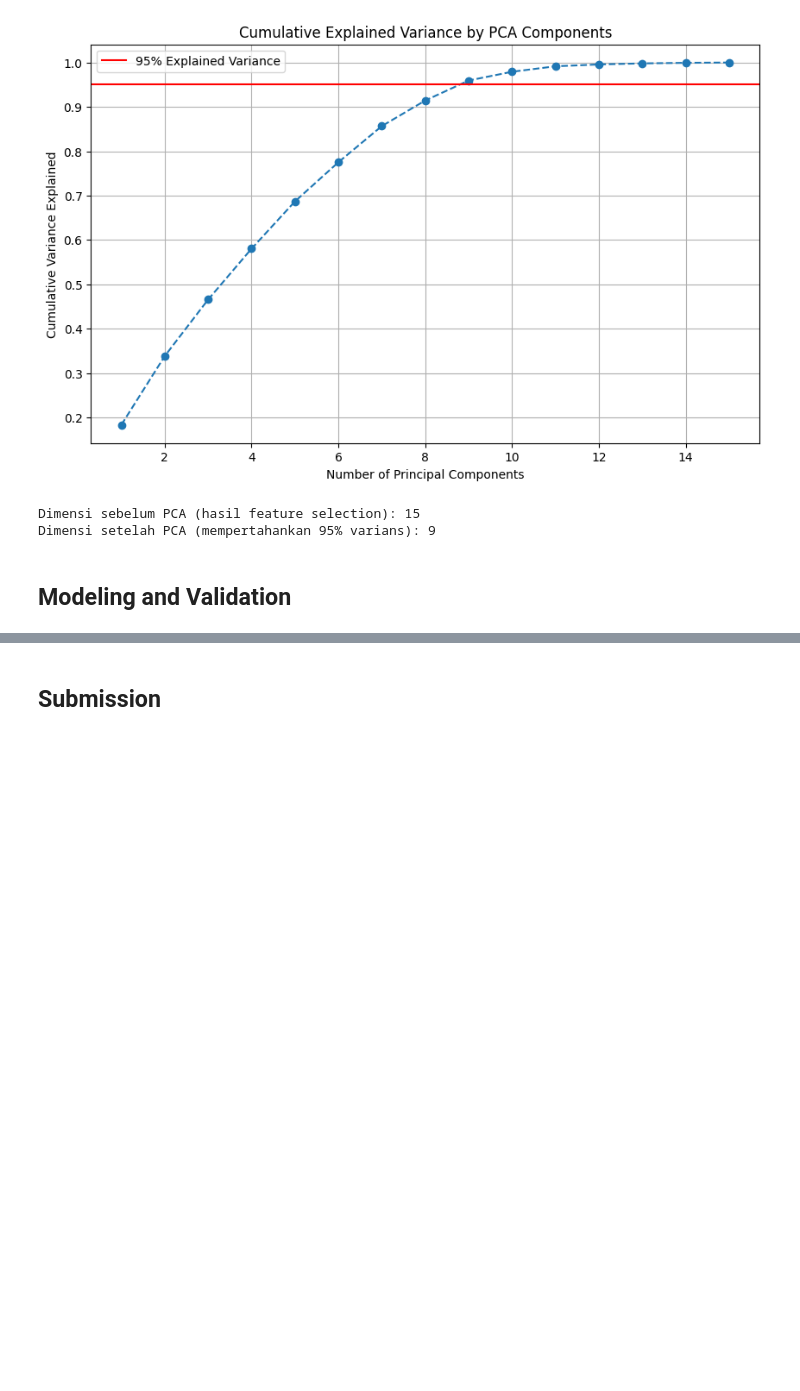
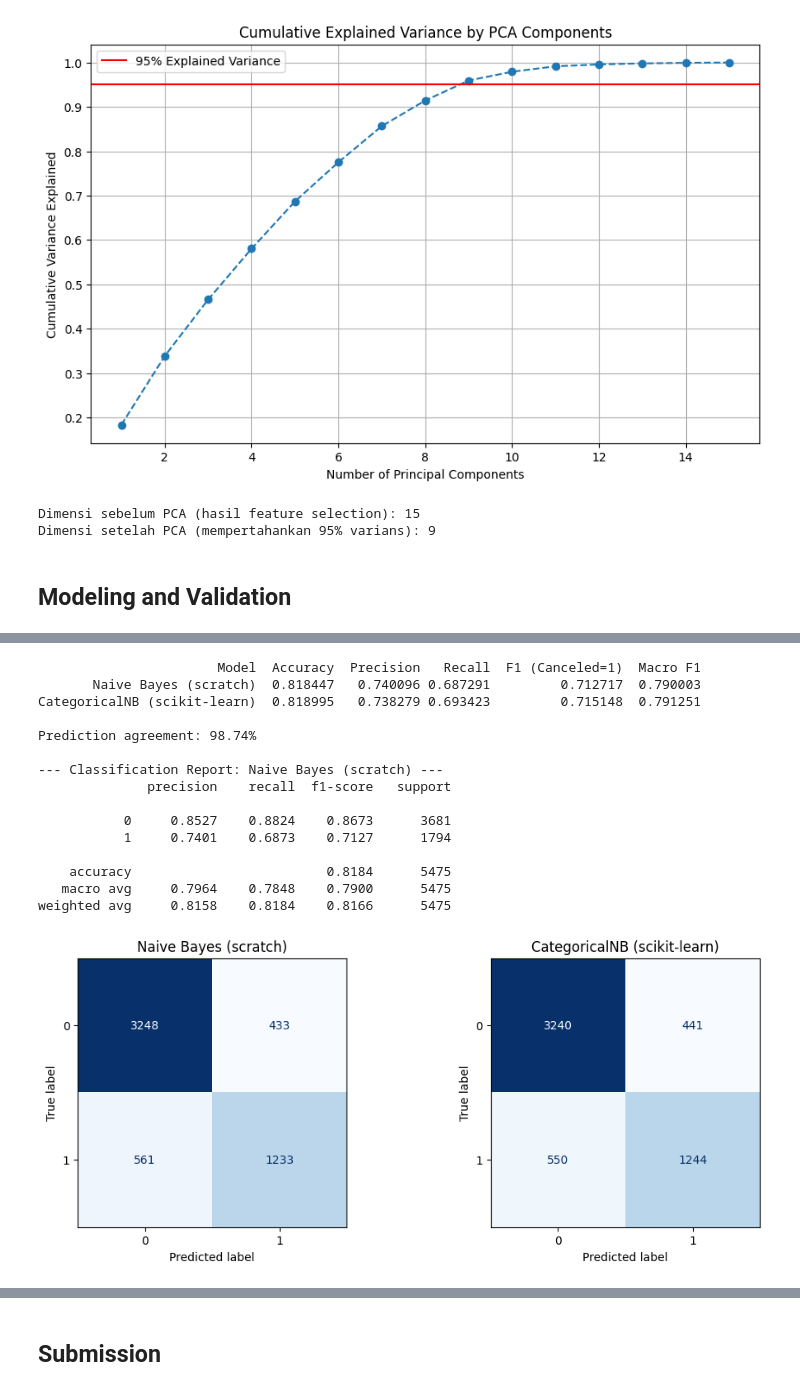
Before and after one commit to ethj0r/IF3170_G06_PhilippsLeatherJacket, a Jupyter notebook: main.ipynb, the cells around one changed output, grey strips where cells are left out. Saved outputs shown, nothing was run; the diff lists cells and outputs as text; code cells hidden in the pictures; blank space fills up the shorter version.

```diff
--- a/main.ipynb
+++ b/main.ipynb
@@ -458,0 +666,6 @@ Dimensi setelah PCA (mempertahankan 95% varians): 9
+# %%
+nb_alpha_scores = {alpha: cv_accuracy(nb_features, alpha) for alpha in [0.1, 0.5, 1, 2, 5, 10]}
+for alpha, score in nb_alpha_scores.items():
+    print(f'alpha = {alpha:<4} -> CV accuracy = {score:.5f}')
+nb_alpha = max(nb_alpha_scores, key=nb_alpha_scores.get)
+print(f'alpha terpilih: {nb_alpha}')
@@ -458,0 +684,62 @@ Dimensi setelah PCA (mempertahankan 95% varians): 9
+# %%
+nb_edges = fit_bins(nb_X_train)
+nb_A = nb_transform(nb_X_train, nb_edges)[nb_features]
+nb_B = nb_transform(nb_X_val, nb_edges)[nb_features]
+
+nb_model = NaiveBayes(categorical_features=range(len(nb_features)), alpha=nb_alpha)
+nb_model.fit(nb_A.values, nb_y_train)
+nb_val_pred = nb_model.predict(nb_B.values)
+
+nb_encoder = OrdinalEncoder(handle_unknown='use_encoded_value', unknown_value=-1)
+sk_A = nb_encoder.fit_transform(nb_A.astype(str))
+sk_B = nb_encoder.transform(nb_B.astype(str))
+n_categories = np.array([len(c) for c in nb_encoder.categories_])
+sk_B = np.where(sk_B < 0, n_categories, sk_B)
+
+sk_nb = CategoricalNB(alpha=nb_alpha, min_categories=n_categories + 1).fit(sk_A, nb_y_train)
+sk_val_pred = sk_nb.predict(sk_B)
+
+
+def nb_metrics(name, y_true, y_pred):
+    return {
+        'Model': name,
+        'Accuracy': accuracy_score(y_true, y_pred),
+        'Precision': precision_score(y_true, y_pred),
+        'Recall': recall_score(y_true, y_pred),
+        'F1 (Canceled=1)': f1_score(y_true, y_pred),
+        'Macro F1': f1_score(y_true, y_pred, average='macro'),
+    }
+
+
+nb_comparison = pd.DataFrame([
+    nb_metrics('Naive Bayes (scratch)', nb_y_val, nb_val_pred),
+    nb_metrics('CategoricalNB (scikit-learn)', nb_y_val, sk_val_pred),
+])
+print(nb_comparison.to_string(index=False))
+print(f'\nPrediction agreement: {(nb_val_pred == sk_val_pred).mean() * 100:.2f}%')
+
+print('\n--- Classification Report: Naive Bayes (scratch) ---')
+print(classification_report(nb_y_val, nb_val_pred, digits=4))
+
+fig, axes = plt.subplots(1, 2, figsize=(10, 4), layout='constrained')
+for ax, (name, pred) in zip(axes, [('Naive Bayes (scratch)', nb_val_pred), ('CategoricalNB (scikit-learn)', sk_val_pred)]):
+    ConfusionMatrixDisplay.from_predictions(nb_y_val, pred, labels=[0, 1], ax=ax, colorbar=False, cmap='Blues')
+    ax.set_title(name)
+plt.show()
+# %% [output]
+                       Model  Accuracy  Precision   Recall  F1 (Canceled=1)  Macro F1
+       Naive Bayes (scratch)  0.818447   0.740096 0.687291         0.712717  0.790003
+CategoricalNB (scikit-learn)  0.818995   0.738279 0.693423         0.715148  0.791251
+
+Prediction agreement: 98.74%
+
+--- Classification Report: Naive Bayes (scratch) ---
+              precision    recall  f1-score   support
+
+           0     0.8527    0.8824    0.8673      3681
+           1     0.7401    0.6873    0.7127      1794
+
+    accuracy                         0.8184      5475
+   macro avg     0.7964    0.7848    0.7900      5475
+weighted avg     0.8158    0.8184    0.8166      5475
+[figure, added]
```
Also changed, not shown: parts of 18 cells of this notebook.
